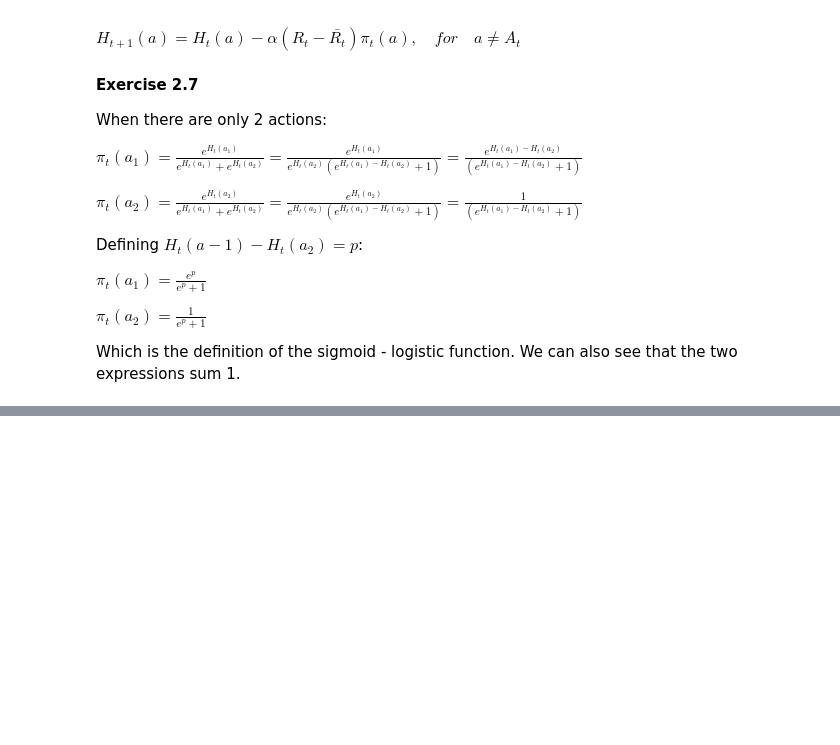
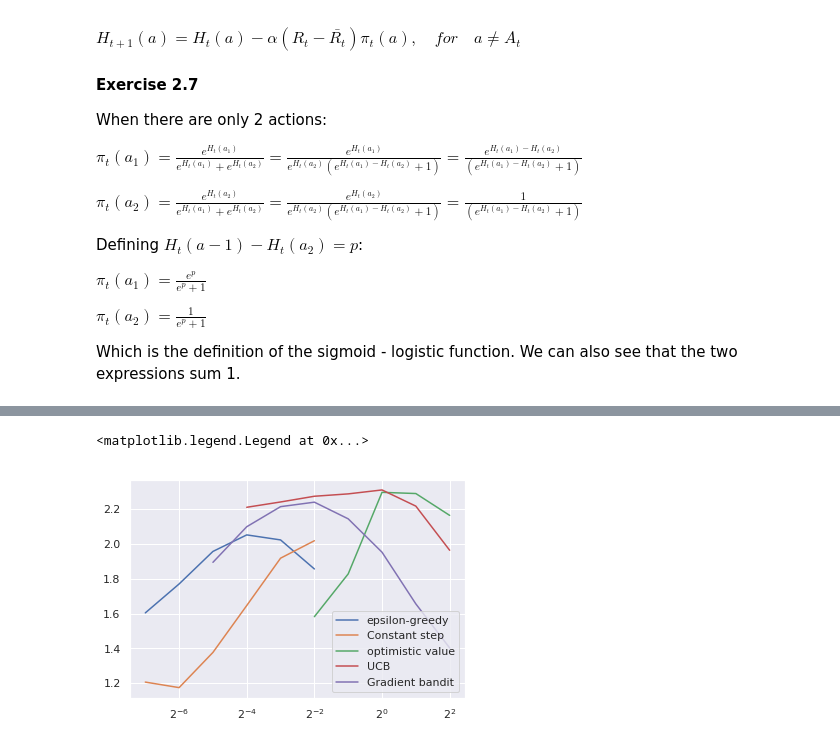
Before and after one commit to igonzalezperez/Reinforcement-Learning, a Jupyter notebook: k_armed_bandits.ipynb, the cells around one changed output, grey strips where cells are left out. Drawn from its saved outputs; the diff is of its cells as text; code cells hidden in the pictures; blank space fills up the shorter version.

```diff
--- a/k_armed_bandits.ipynb
+++ b/k_armed_bandits.ipynb
@@ -618,0 +771,12 @@ ax[1].legend()
+# %%
+fix, ax = plt.subplots()
+ax.plot(epsilon, reward_epsilon, label = 'epsilon-greedy')
+ax.plot(alpha_1, reward_constant, label = 'Constant step')
+ax.plot(init_values, reward_optimistic, label = 'optimistic value')
+ax.plot(c, reward_ucb, label = 'UCB')
+ax.plot(alpha_2,reward_gb, label = 'Gradient bandit')
+ax.set_xscale('log', basex=2)
+plt.legend()
+# %% [output]
+<matplotlib.legend.Legend at 0x...>
+[figure, added]
```
Also changed, not shown: parts of 9 cells of this notebook.
